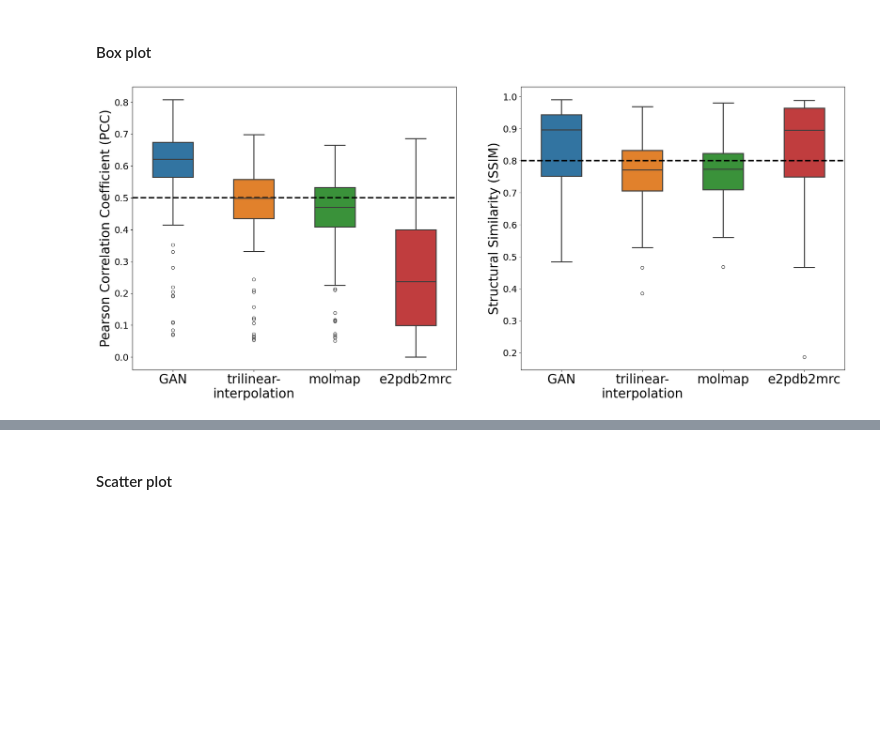
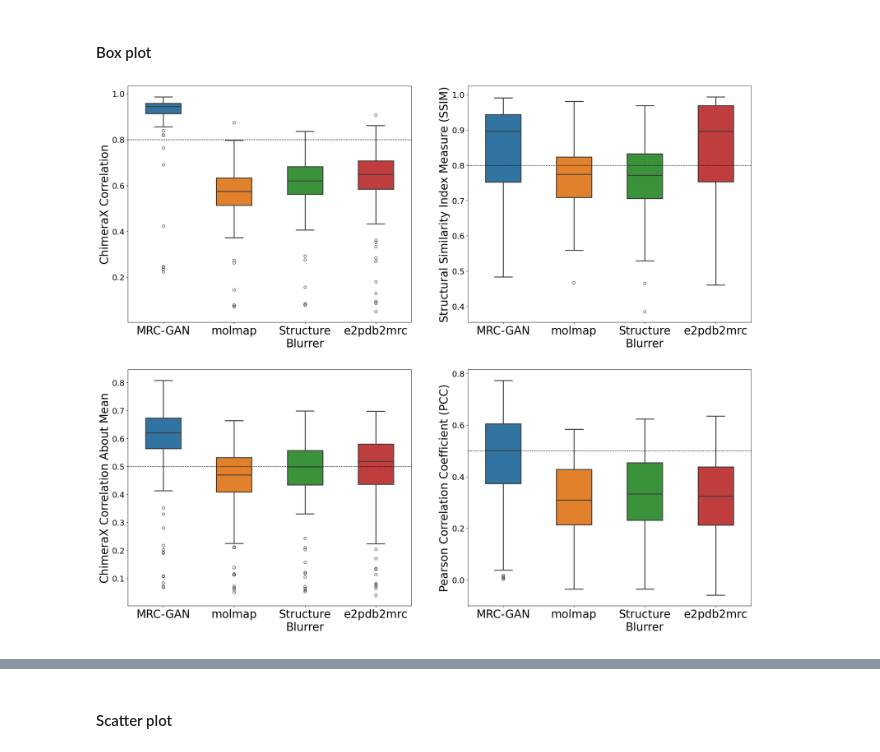
Before and after one commit to chenwei-zhang/struc2mapGAN, a Jupyter notebook: notebooks/evaluate_plot.ipynb, the cells around one changed output, grey strips where cells are left out. Cells and saved outputs as stored; diff of their text form; code cells hidden in the pictures; blank space fills up the shorter version.

```diff
--- a/notebooks/evaluate_plot.ipynb
+++ b/notebooks/evaluate_plot.ipynb
@@ -135,7 +129,7 @@ import seaborn as sns
 import matplotlib.pyplot as plt
 import pandas as pd
 
-df_csv = pd.read_csv('../paper_benchmark/inference_data.csv', dtype={'PDBID': str, 'EMID': str, 'Resolution': float, 'Inference-Time (s)': float, 'PCC_gan': float, 'PCC_pdb2vol': float, 'PCC_molmap': float, 'SSIM_gan': float, 'SSIM_pdb2vol': float, 'SSIM_molmap': float})
+df_csv = pd.read_csv('../paper_benchmark/inference_data.csv', dtype={'PDBID': str, 'EMID': str, 'Resolution': float, 'Inference-Time (s)': float, 'PCC_gan': float, 'PCC_StructureBlurrer': float, 'PCC_molmap': float, 'SSIM_gan': float, 'SSIM_StructureBlurrer': float, 'SSIM_molmap': float})
 pdb_list = df_csv['PDBID'].to_numpy()
 emd_list = df_csv['EMID'].to_numpy()
 resolution_list = df_csv['Resolution'].to_numpy()
@@ -147,19 +141,19 @@ df = pd.DataFrame({
     'Resolution': df_csv['Resolution'],
     'Inference time (s)': df_csv['Inference-Time (s)'],
     'PCC-GAN': df_csv['PCC_gan'],
-    'PCC-pdb2vol': df_csv['PCC_pdb2vol'],
+    'PCC-StructureBlurrer': df_csv['PCC_StructureBlurrer'],
     'PCC-molmap': df_csv['PCC_molmap'],
     'PCC-e2pdb2mrc': df_csv['PCC_e2pdb2mrc'],
     'SSIM-GAN': df_csv['SSIM_gan'],
-    'SSIM-pdb2vol': df_csv['SSIM_pdb2vol'],
+    'SSIM-StructureBlurrer': df_csv['SSIM_StructureBlurrer'],
     'SSIM-molmap': df_csv['SSIM_molmap'],
     'SSIM-e2pdb2mrc': df_csv['SSIM_e2pdb2mrc'],
     'Correlation-GAN': df_csv['Correlation_gan'],
-    'Correlation-pdb2vol': df_csv['Correlation_pdb2vol'],
+    'Correlation-StructureBlurrer': df_csv['Correlation_StructureBlurrer'],
     'Correlation-molmap': df_csv['Correlation_molmap'],
     'Correlation-e2pdb2mrc': df_csv['Correlation_e2pdb2mrc'],
     'Correlation_Average-GAN': df_csv['Correlation_About_Mean_gan'],
-    'Correlation_Average-pdb2vol': df_csv['Correlation_About_Mean_pdb2vol'],
+    'Correlation_Average-StructureBlurrer': df_csv['Correlation_About_Mean_StructureBlurrer'],
     'Correlation_Average-molmap': df_csv['Correlation_About_Mean_molmap'],
     'Correlation_Average-e2pdb2mrc': df_csv['Correlation_About_Mean_e2pdb2mrc'],
     # Ablation
@@ -167,6 +161,8 @@ df = pd.DataFrame({
     'SSIM-GAN-Ablation': df_csv['SSIM_gan_ablation'],
     'Correlation-GAN-Ablation': df_csv['Correlation_gan_ablation'],
     'Correlation_Average-GAN-Ablation': df_csv['Correlation_About_Mean_gan_ablation'],
+    # Residues
+    'Residues': df_csv['Residues'],
     })
 
 df.head()
@@ -299,22 +228,22 @@ dtype: float64
 # %%
 # Make DataFrame for PCC and SSIM
 df_pcc = pd.melt(df,
-                 value_vars=['PCC-GAN', 'PCC-pdb2vol', 'PCC-molmap', 'PCC-e2pdb2mrc'],
+                 value_vars=['PCC-GAN', 'PCC-molmap', 'PCC-StructureBlurrer', 'PCC-e2pdb2mrc'],
                  var_name='Method',
                  value_name='Pearson Correlation'
                  )
 df_ssim = pd.melt(df,
-                  value_vars=['SSIM-GAN', 'SSIM-pdb2vol', 'SSIM-molmap', 'SSIM-e2pdb2mrc'],
+                  value_vars=['SSIM-GAN', 'SSIM-molmap', 'SSIM-StructureBlurrer', 'SSIM-e2pdb2mrc'],
                   var_name='Method',
                   value_name='SSIM'
                   )
 df_corr = pd.melt(df,
-                    value_vars=['Correlation-GAN', 'Correlation-pdb2vol', 'Correlation-molmap', 'Correlation-e2pdb2mrc'],
+                    value_vars=['Correlation-GAN', 'Correlation-molmap', 'Correlation-StructureBlurrer', 'Correlation-e2pdb2mrc'],
                     var_name='Method',
                     value_name='Correlation'
                     )
 df_corr_about_mean = pd.melt(df,
-                    value_vars=['Correlation_Average-GAN', 'Correlation_Average-pdb2vol', 'Correlation_Average-molmap', 'Correlation_Average-e2pdb2mrc'],
+                    value_vars=['Correlation_Average-GAN', 'Correlation_Average-molmap', 'Correlation_Average-StructureBlurrer', 'Correlation_Average-e2pdb2mrc'],
                     var_name='Method',
                     value_name='Correlation_About_Mean'
                     )
@@ -325,52 +254,93 @@ import matplotlib.pyplot as plt
 # Assuming df_pcc and df_ssim are your DataFrame variables for PCC and SSIM data respectively.
 
 # Create subplots
-fig, axs = plt.subplots(1, 2, figsize=(25, 10))
+fig, axs = plt.subplots(2, 2, figsize=(25, 21))
 
 # Set font size
 fontsize = 25  # Size for titles/labels/ticks
+hlinewidth = 1
 
 '''
 PCC Box plot
 '''
 sns.boxplot(
     x='Method',
     y='Pearson Correlation',
     data=df_pcc,
     hue='Method',
     width=0.5,  # Box width
     linewidth=2,  # Line thickness of the box outline
-    ax=axs[0]
+    ax=axs[1,0]
 )
 
-axs[0].tick_params(labelsize=18) # Change the font size of the ticks
-axs[0].set_xticklabels(['GAN', 'trilinear-\ninterpolation', 'molmap', 'e2pdb2mrc'], fontsize=fontsize)  # Set custom labels for the x-axis
-axs[0].set_xlabel('')  # No x-label
-axs[0].set_ylabel('Pearson Correlation Coefficient (PCC)', fontsize=fontsize)
-# plot y=0.5
-axs[0].axhline(y=0.5, color='k', linestyle='--', linewidth=3)
+axs[1,1].tick_params(labelsize=18) # Change the font size of the ticks
+axs[1,1].set_xticklabels(['MRC-GAN', 'molmap', 'Structure\nBlurrer', 'e2pdb2mrc'], fontsize=fontsize)  # Set custom labels for the x-axis
+axs[1,1].set_xlabel(' ')  # No x-label
+axs[1,1].set_ylabel('Pearson Correlation Coefficient (PCC)', fontsize=fontsize)
+axs[1,1].axhline(y=0.5, color='k', linestyle='--', linewidth=hlinewidth)
 
 '''
 SSIM Box plot
 '''
 sns.boxplot(
     x='Method',
     y='SSIM',
     data=df_ssim,
     hue='Method',
     width=0.5,  # Box width
     linewidth=2,  # Line thickness of the box outline
-    ax=axs[1]
+    ax=axs[0,1]
 )
 
-axs[1].tick_params(labelsize=18) # Change the font size of the ticks
-axs[1].set_xticklabels(['GAN', 'trilinear-\ninterpolation', 'molmap', 'e2pdb2mrc'], fontsize=fontsize)  # Set custom labels for the x-axis
-axs[1].set_xlabel('')  # No x-label
-axs[1].set_ylabel('Structural Similarity (SSIM)', fontsize=fontsize)
-# plot y=0.5
-axs[1].axhline(y=0.8, color='k', linestyle='--', linewidth=3)
+axs[0,1].tick_params(labelsize=18) # Change the font size of the ticks
+axs[0,1].set_xticklabels(['MRC-GAN', 'molmap', 'Structure\nBlurrer', 'e2pdb2mrc'], fontsize=fontsize)  # Set custom labels for the x-axis
+axs[0,1].set_xlabel('')  # No x-label
+axs[0,1].set_ylabel('Structural Similarity Index Measure (SSIM)', fontsize=fontsize)
+axs[0,1].axhline(y=0.8, color='k', linestyle='--', linewidth=hlinewidth)
+
+
+'''
+Correlation Box plot
+'''
+sns.boxplot(
+    x='Method',
+    y='Correlation',
+    data=df_corr,
+    hue='Method',
+    width=0.5,  # Box width
+    linewidth=2,  # Line thickness of the box outline
+    ax=axs[0,0]
+)
+
+axs[0,0].tick_params(labelsize=18) # Change the font size of the ticks
+axs[0,0].set_xticklabels(['MRC-GAN', 'molmap', 'Structure\nBlurrer', 'e2pdb2mrc'], fontsize=fontsize)  # Set custom labels for the x-axis
+axs[0,0].set_xlabel('')  # No x-label
+axs[0,0].set_ylabel('ChimeraX Correlation', fontsize=fontsize)
+axs[0,0].axhline(y=0.8, color='k', linestyle='--', linewidth=hlinewidth)
+
+'''
+Correlation About Mean Box plot
+'''
+sns.boxplot(
+    x='Method',
+    y='Correlation_About_Mean',
+    data=df_corr_about_mean,
+    hue='Method',
+    width=0.5,  # Box width
+    linewidth=2,  # Line thickness of the box outline
+    ax=axs[1,1]
+)
+ax = axs[1,0]
+ax.tick_params(labelsize=18) # Change the font size of the ticks
+ax.set_xticklabels(['MRC-GAN', 'molmap', 'Structure\nBlurrer', 'e2pdb2mrc'], fontsize=fontsize)  # Set custom labels for the x-axis
+ax.set_xlabel('')  # No x-label
+ax.set_ylabel('ChimeraX Correlation About Mean', fontsize=fontsize)
+ax.axhline(y=0.5, color='k', linestyle='--', linewidth=hlinewidth)
 
 
 plt.show()
+
+# save to pdf
+fig.savefig('comp_boxplot.pdf', bbox_inches='tight')
 # %% [output]
-[figure, old version]
+[figure, new version]
```
Also changed, not shown: parts of 38 cells of this notebook.
